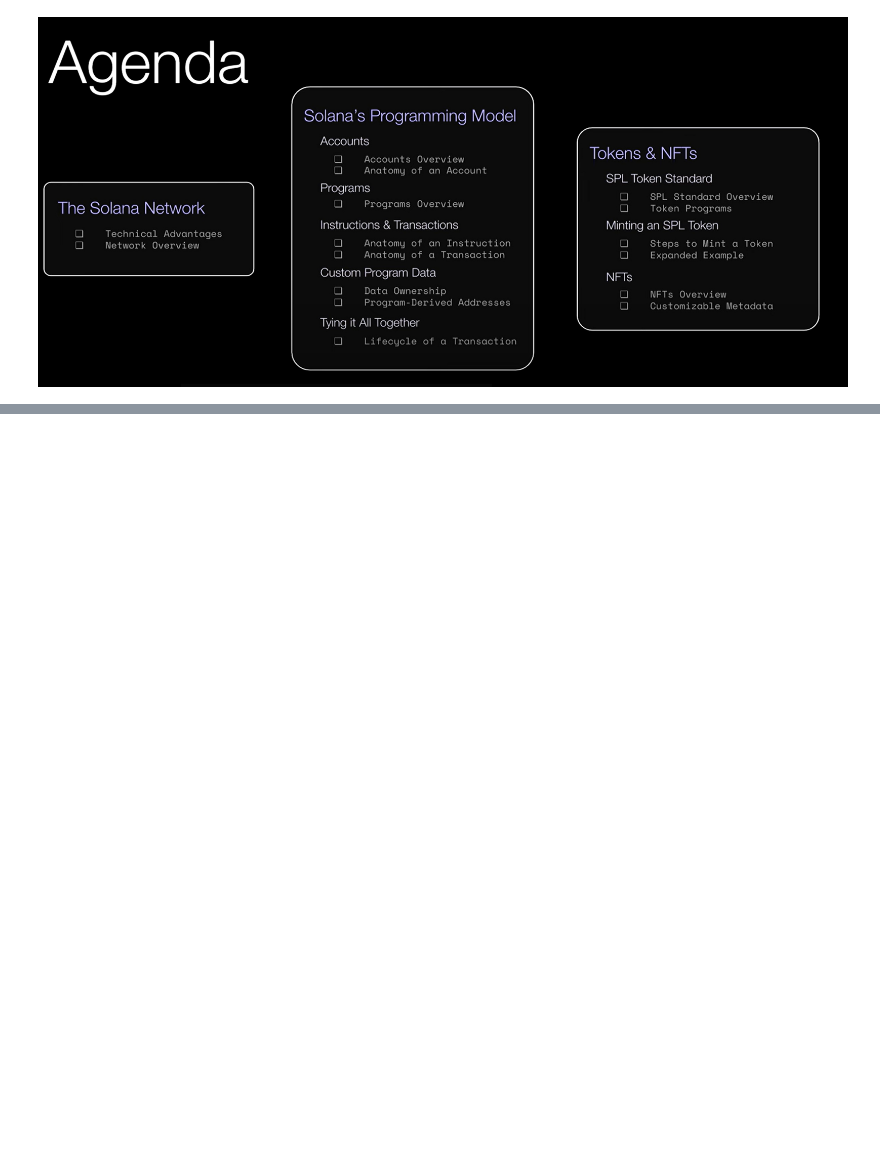
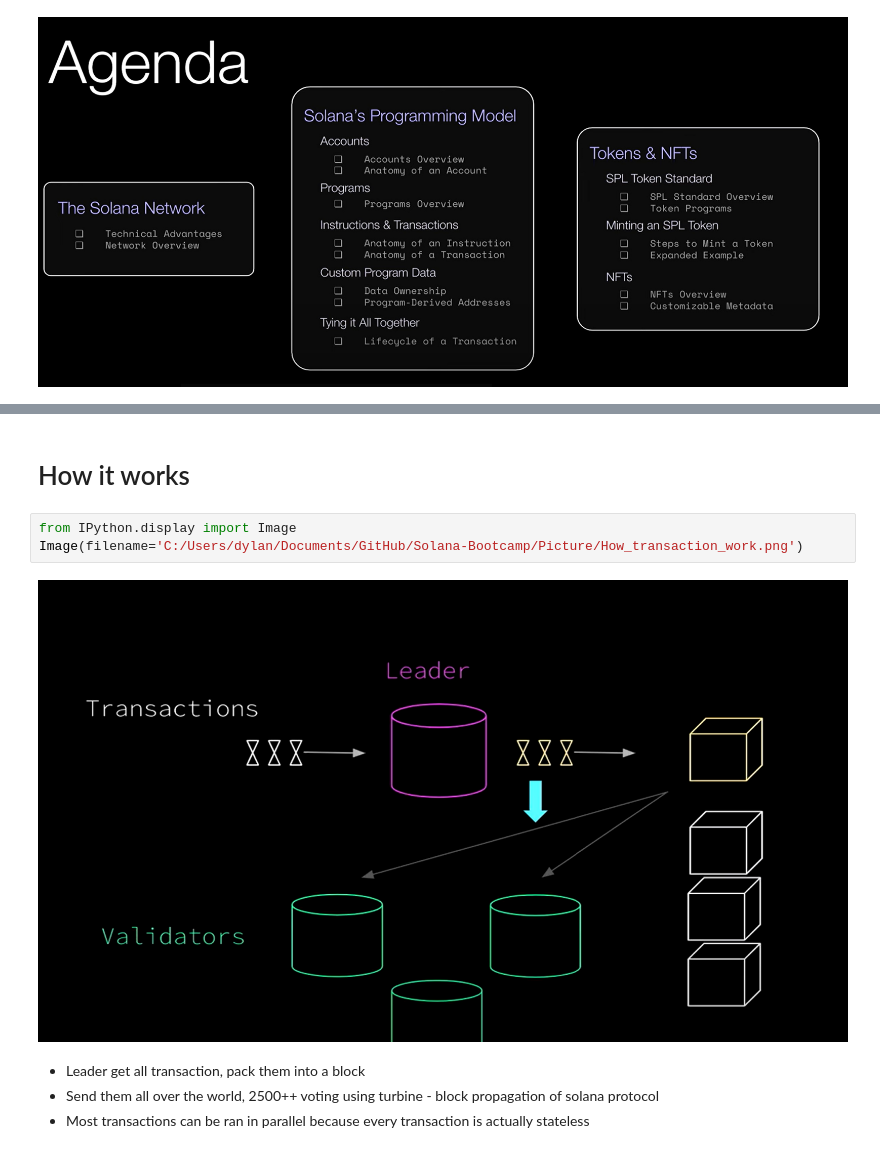
Before and after one commit to 0xquang/Solana-Bootcamp, a Jupyter notebook: Solana Intro.ipynb, the cells around one changed output, grey strips where cells are left out. Drawn from its saved outputs; the diff is of its cells as text; blank space fills up the shorter version.

```diff
--- a/Solana Intro.ipynb
+++ b/Solana Intro.ipynb
@@ -17,0 +19,11 @@ Image(filename='C:/Users/dylan/Documents/GitHub/Solana-Bootcamp/Picture/agenda_1
+# %% [markdown]
+# How it works
+# %%
+from IPython.display import Image
+Image(filename='C:/Users/dylan/Documents/GitHub/Solana-Bootcamp/Picture/How_transaction_work.png')
+# %% [output]
+[figure, added]
+# %% [markdown]
+- Leader get all transaction, pack them into a block
+- Send them all over the world, 2500++ voting using turbine - block propagation of solana protocol
+- Most transactions can be ran in parallel because every transaction is actually stateless
```
Also changed, not shown: parts of 2 cells of this notebook, 1 other file.
